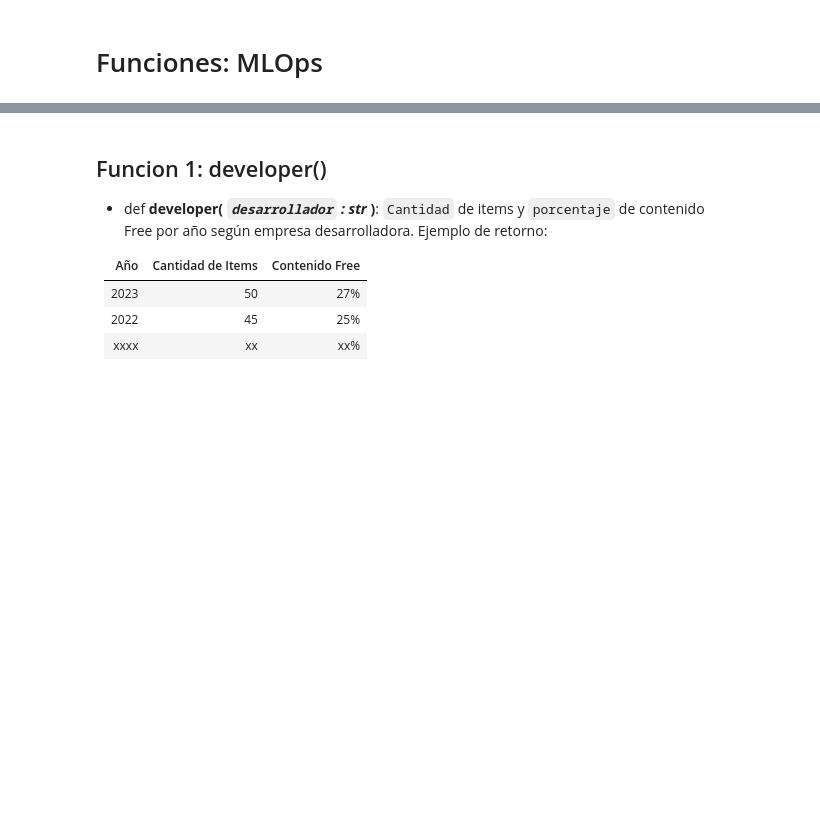
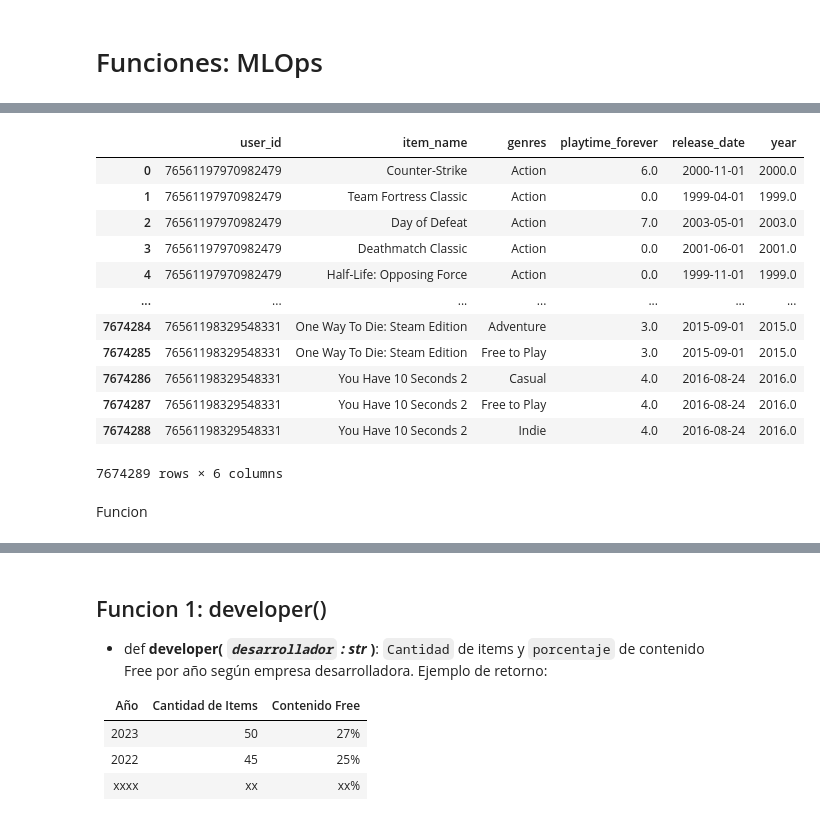
Before and after one commit to JPeraltaBorjas/Sistema_de_Recomendacion_de_videojuegos_MLOps-P1, a Jupyter notebook: 2. Funciones_MLOps.ipynb, the cells around one changed output, grey strips where cells are left out. Cells and saved outputs as stored; diff of their text form; code cells hidden in the pictures; blank space fills up the shorter version.

```diff
--- a/2. Funciones_MLOps.ipynb
+++ b/2. Funciones_MLOps.ipynb
@@ -8,0 +58,7 @@ import seaborn as sns
+# %%
+# unimos los DataFrames captados
+df3_f3=pd.merge(df2_f3,df1_f3,left_on='item_name',right_on='app_name',how='inner')
+# %%
+# Escogemos las columnas que solamente nos van a ayudar con el analisis
+df3_f3=df3_f3.loc[:,['user_id','item_name','genres','playtime_forever','release_date']]
+df3_f3
@@ -8,0 +79,10 @@ import seaborn as sns
+# %%
+# Realizamos el desmenuzamiento de los generos
+df3_f3=df3_f3.explode('genres')
+# Reiniciamos los indices de la tabla
+df3_f3.reset_index(drop=True,inplace=True)
+# %%
+# Damos el formato correcto a la columna de fechas
+df3_f3['release_date']=pd.to_datetime(df3_f3['release_date'],format='%Y-%m-%d', errors='coerce')
+# Se crea otra columna con los años de la columna con formato fecha
+df3_f3['year']= df3_f3.release_date.dt.year
@@ -8,0 +179,18 @@ import seaborn as sns
+# %%
+df3_f3
+# %% [output]
+|  | user_id | item_name | genres | playtime_forever | release_date | year |
+| 0 | 76561197970982479 | Counter-Strike | Action | 6.0 | 2000-11-01 | 2000.0 |
+| 1 | 76561197970982479 | Team Fortress Classic | Action | 0.0 | 1999-04-01 | 1999.0 |
+| 2 | 76561197970982479 | Day of Defeat | Action | 7.0 | 2003-05-01 | 2003.0 |
+| 3 | 76561197970982479 | Deathmatch Classic | Action | 0.0 | 2001-06-01 | 2001.0 |
+| 4 | 76561197970982479 | Half-Life: Opposing Force | Action | 0.0 | 1999-11-01 | 1999.0 |
+| ... | ... | ... | ... | ... | ... | ... |
+| 7674284 | 76561198329548331 | One Way To Die: Steam Edition | Adventure | 3.0 | 2015-09-01 | 2015.0 |
+| 7674285 | 76561198329548331 | One Way To Die: Steam Edition | Free to Play | 3.0 | 2015-09-01 | 2015.0 |
+| 7674286 | 76561198329548331 | You Have 10 Seconds 2 | Casual | 4.0 | 2016-08-24 | 2016.0 |
+| 7674287 | 76561198329548331 | You Have 10 Seconds 2 | Free to Play | 4.0 | 2016-08-24 | 2016.0 |
+| 7674288 | 76561198329548331 | You Have 10 Seconds 2 | Indie | 4.0 | 2016-08-24 | 2016.0 |
+7674289 rows × 6 columns
+# %% [markdown]
+Funcion
```
Also changed, not shown: parts of 49 cells of this notebook, 6 other files.
